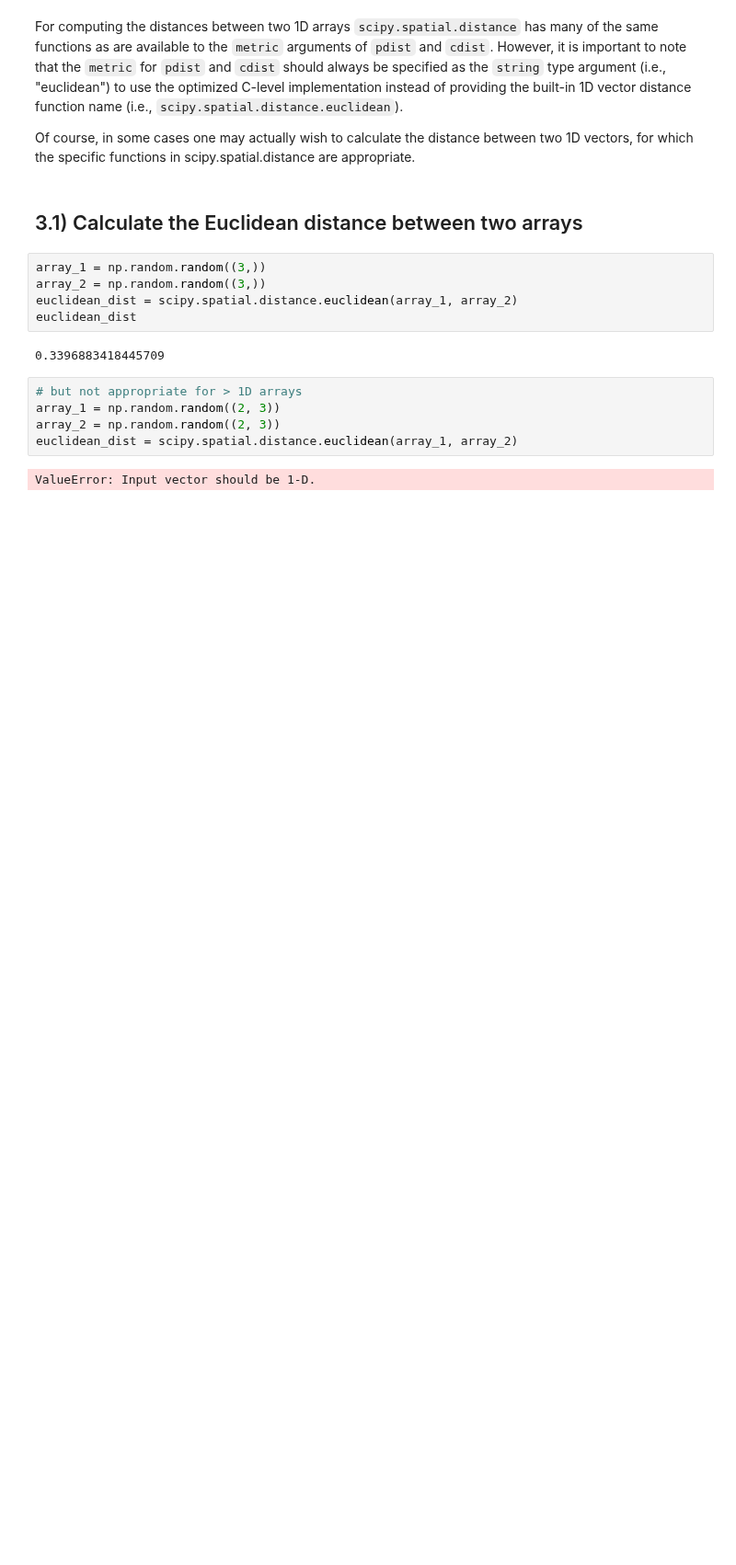
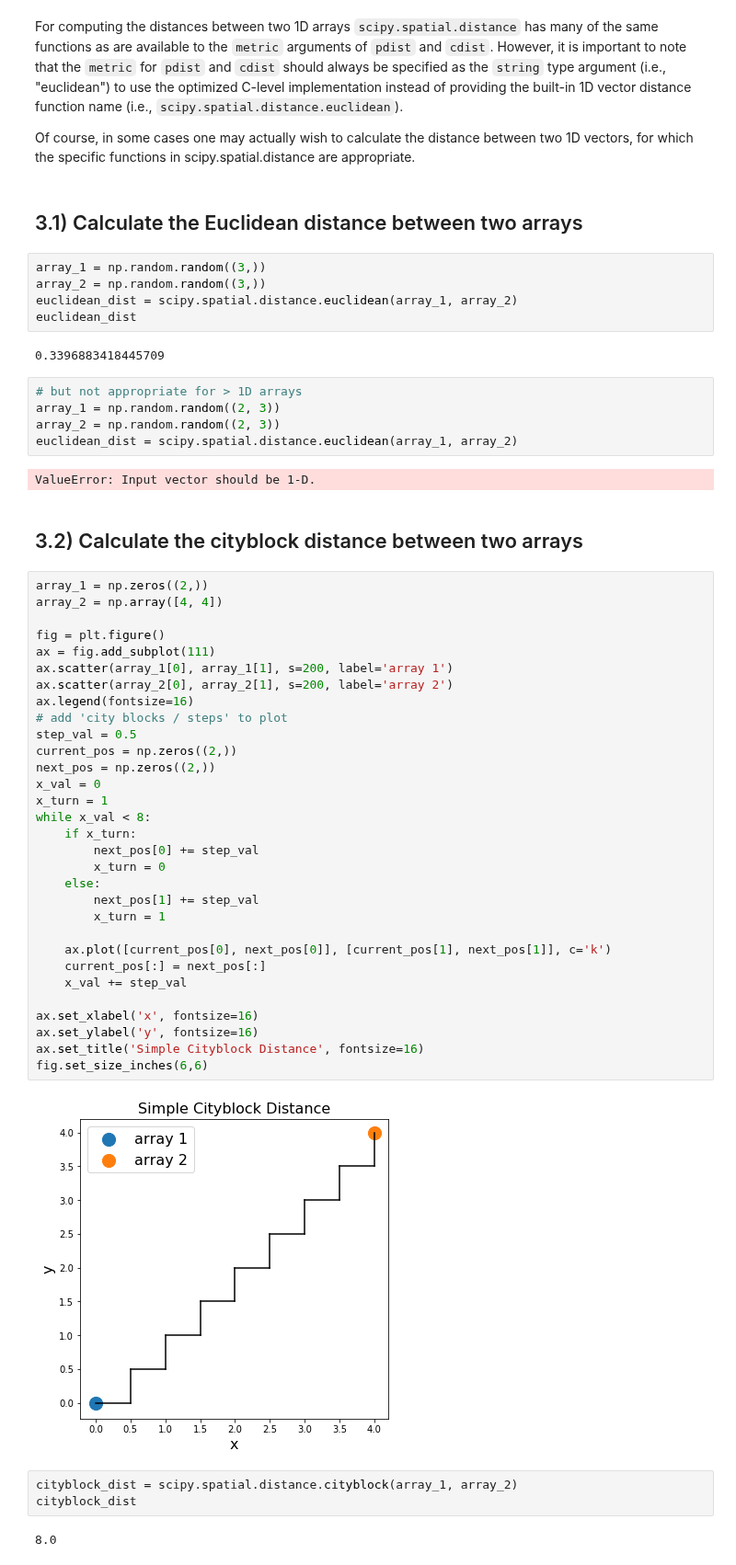
Before and after one commit to tylerjereddy/pycon-2017, a Jupyter notebook: mastering_scipy_spatial.ipynb, the cells around one changed output. Shown at 92% size. Saved outputs shown, nothing was run; the diff lists cells and outputs as text; blank space fills up the shorter version.

Commit message:
Added a section for calculating the cityblock distance between two 1D arrays.

```diff
--- a/mastering_scipy_spatial.ipynb
+++ b/mastering_scipy_spatial.ipynb
@@ -298,3 +298,43 @@ array_2 = np.random.random((2, 3))
 euclidean_dist = scipy.spatial.distance.euclidean(array_1, array_2)
 # %% [output]
 ValueError: Input vector should be 1-D.
+# %% [markdown]
+## 3.2) Calculate the cityblock distance between two arrays
+# %%
+array_1 = np.zeros((2,))
+array_2 = np.array([4, 4])
+
+fig = plt.figure()
+ax = fig.add_subplot(111)
+ax.scatter(array_1[0], array_1[1], s=200, label='array 1')
+ax.scatter(array_2[0], array_2[1], s=200, label='array 2')
+ax.legend(fontsize=16)
+# add 'city blocks / steps' to plot
+step_val = 0.5
+current_pos = np.zeros((2,))
+next_pos = np.zeros((2,))
+x_val = 0
+x_turn = 1
+while x_val < 8:
+    if x_turn:
+        next_pos[0] += step_val
+        x_turn = 0
+    else:
+        next_pos[1] += step_val
+        x_turn = 1
+
+    ax.plot([current_pos[0], next_pos[0]], [current_pos[1], next_pos[1]], c='k')
+    current_pos[:] = next_pos[:]
+    x_val += step_val
+
+ax.set_xlabel('x', fontsize=16)
+ax.set_ylabel('y', fontsize=16)
+ax.set_title('Simple Cityblock Distance', fontsize=16)
+fig.set_size_inches(6,6)
+# %% [output]
+[figure, added]
+# %%
+cityblock_dist = scipy.spatial.distance.cityblock(array_1, array_2)
+cityblock_dist
+# %% [output]
+8.0
```
Also changed, not shown: parts of 1 cell of this notebook.
